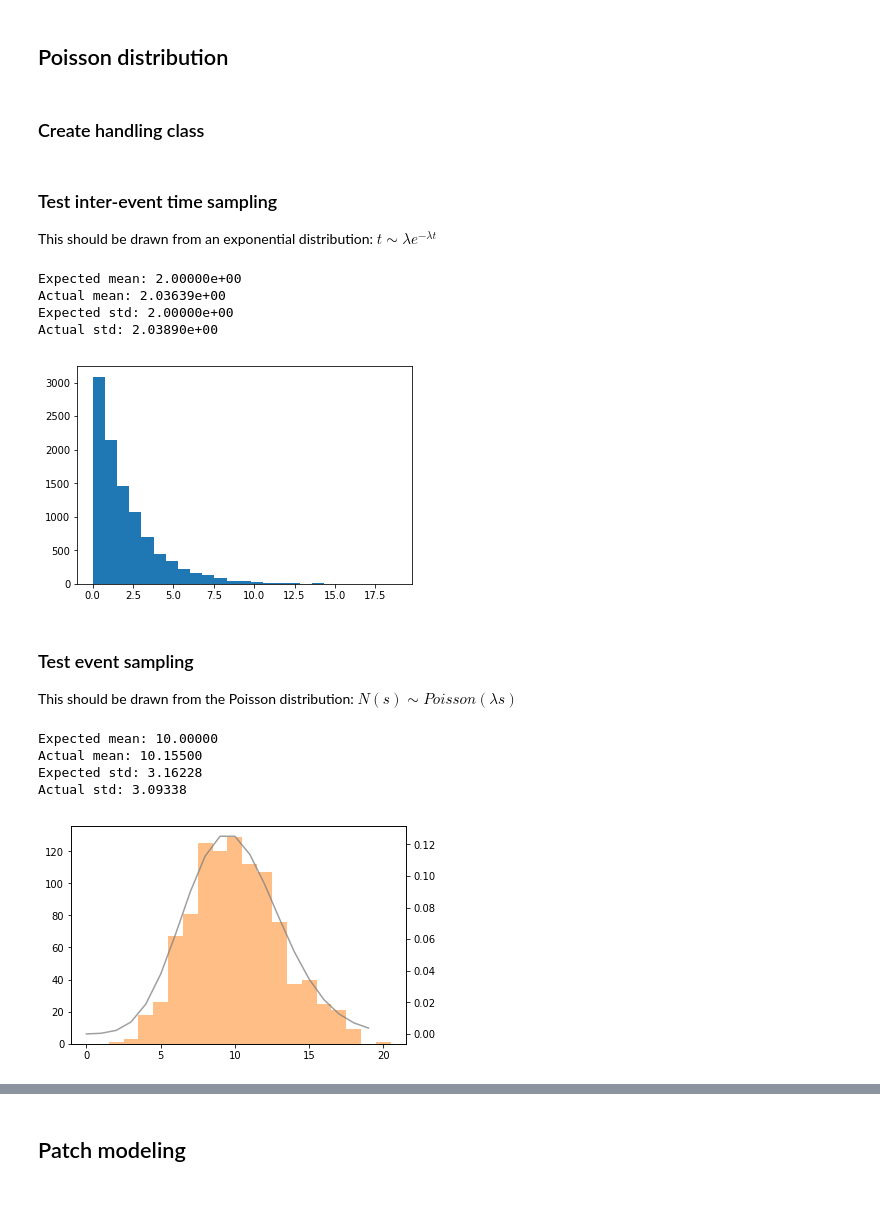
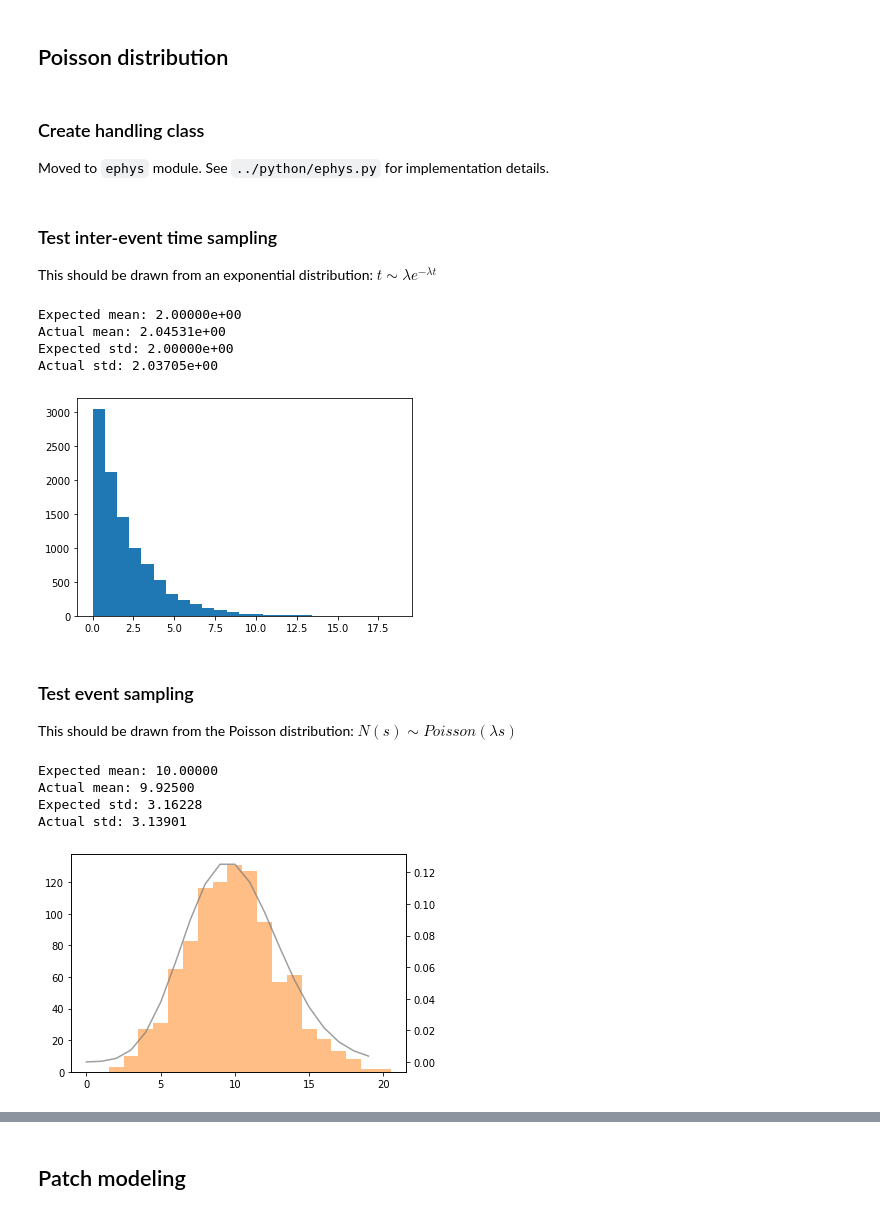
Before and after one commit to jbwebb8/foraging-analysis, a Jupyter notebook: notebooks/poisson_drip.ipynb, the cells around one changed output, grey strips where cells are left out. Drawn from its saved outputs; the diff is of its cells as text; code cells hidden in the pictures.

```diff
--- a/notebooks/poisson_drip.ipynb
+++ b/notebooks/poisson_drip.ipynb
@@ -9,4 +17,2 @@ import matplotlib.pyplot as plt
 # %% [markdown]
 ## Poisson distribution
-# %% [markdown]
-### Create handling class
@@ -62,13 +19,16 @@ class Poisson:
+# %% [markdown]
+### Create handling class
+Moved to `ephys` module. See `../python/ephys.py` for implementation details.
 # %% [markdown]
 ### Test inter-event time sampling
 This should be drawn from an exponential distribution: $t \sim \lambda e^{-\lambda t}$
 # %%
 # Settings
 lam = 0.5
-poisson = Poisson(lam)
+poisson = Poisson(lam, homogeneous=True)
 
 # Get inter-event times
-sample = poisson.times(10000)
+sample = poisson.times(n=10000, interevent=True)
 
 # Print results
 print('Expected mean: %.5e' % (1.0/lam))
@@ -80,10 +40,10 @@ print('Actual std: %.5e' % (np.std(sample)))
 plt.hist(sample, bins=25);
 # %% [output]
 Expected mean: 2.00000e+00
-Actual mean: 2.03639e+00
+Actual mean: 2.04531e+00
 Expected std: 2.00000e+00
-Actual std: 2.03890e+00
+Actual std: 2.03705e+00
-[figure, old version]
+[figure, new version]
 # %% [markdown]
 ### Test event sampling
 This should be drawn from the Poisson distribution: $N(s) \sim Poisson(\lambda s)$
@@ -91,34 +51,34 @@ This should be drawn from the Poisson distribution: $N(s) \sim Poisson(\lambda s
 # Settings
 lam = 2.0
 s = 5.0
 iters = 1000
 
 # Create distribution
-poisson = Poisson(lam)
+poisson = Poisson(lam, homogeneous=True)
 
 # Sample number of events
 sample = np.zeros(iters, dtype=np.int64)
 for i in range(iters):
     sample[i] = poisson.events(s)
 
 # Get probabilities of events samples
 n_range = np.arange(2*lam*s)
 probs = poisson.P(n=n_range, s=s)
 
 # Print results
 print('Expected mean: %.5f' % (lam*s))
 print('Actual mean: %.5f' % (np.mean(sample)))
 print('Expected std: %.5f' % ((lam*s)**0.5))
 print('Actual std: %.5f' % (np.std(sample)))
 
 # Plot results
 fig, ax = plt.subplots()
 ax.hist(sample, bins=np.arange(np.max(sample))+0.5, color='C1', alpha=0.5)
 ax2 = ax.twinx()
 ax2.plot(n_range, probs, color='C7', alpha=0.75);
 # %% [output]
 Expected mean: 10.00000
-Actual mean: 10.15500
+Actual mean: 9.92500
 Expected std: 3.16228
-Actual std: 3.09338
+Actual std: 3.13901
-[figure, old version]
+[figure, new version]
```
Also changed, not shown: parts of 22 cells of this notebook.
